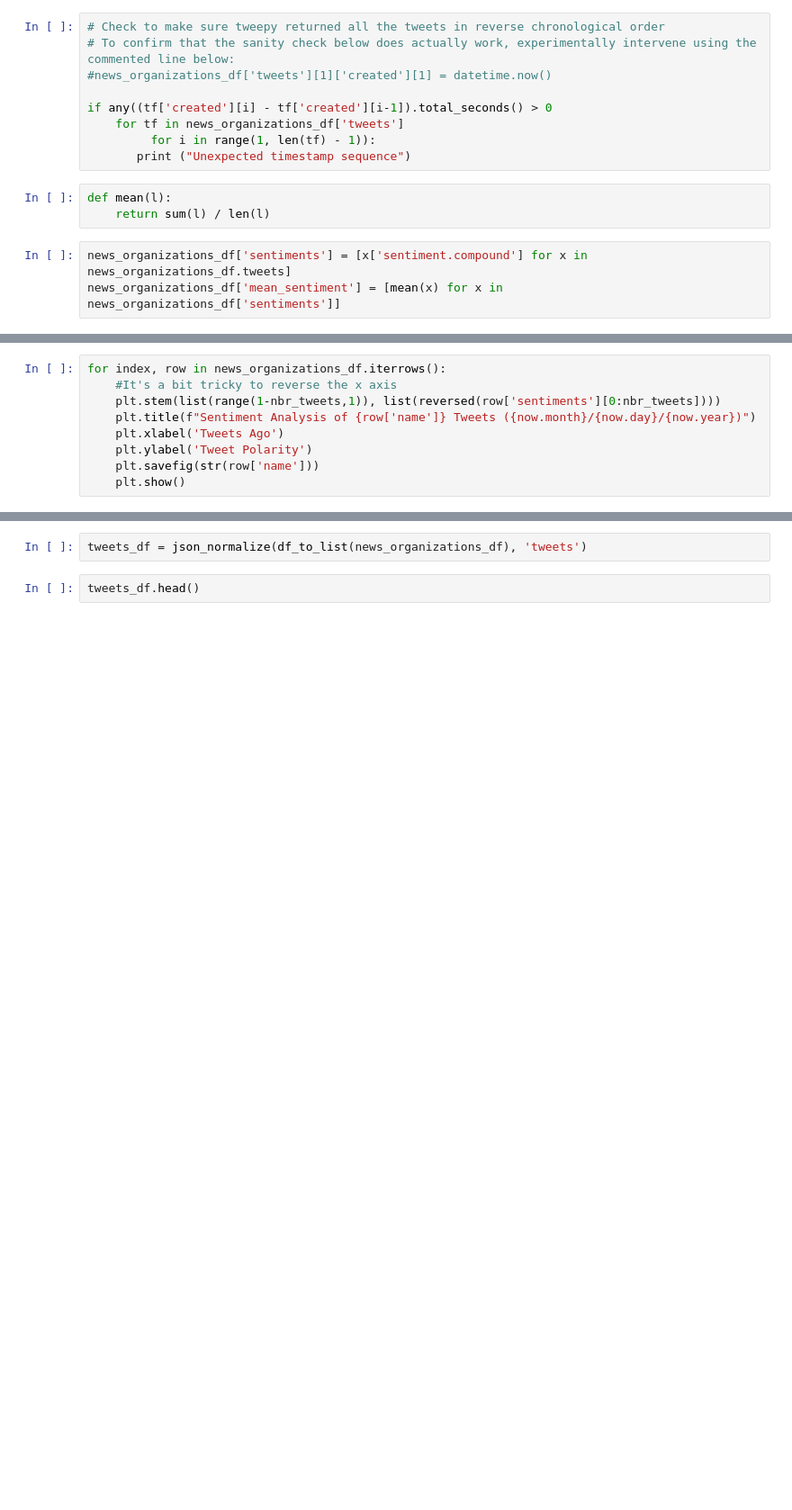
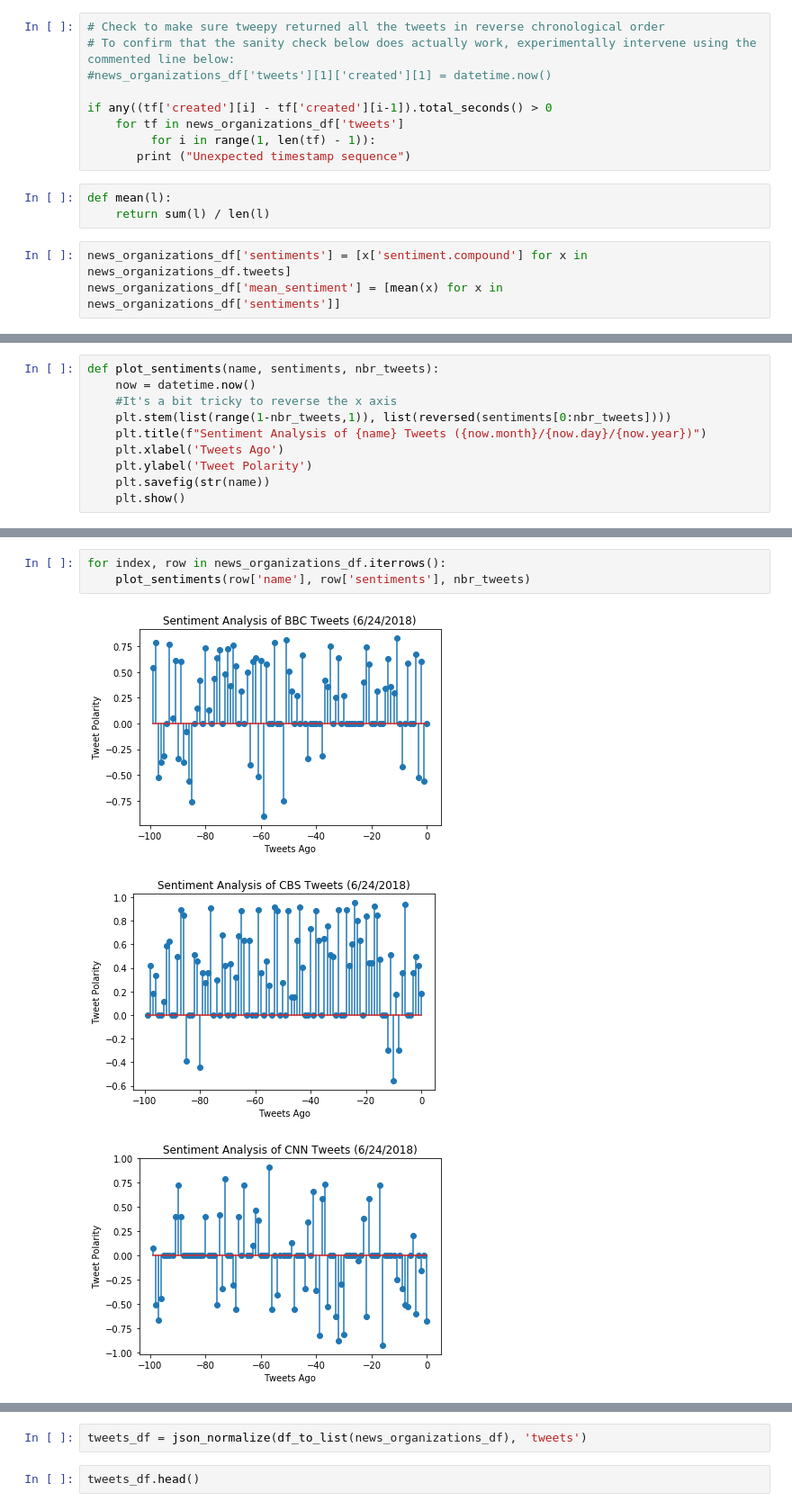
Before and after one commit to Jmosesee/Twitter-Sentiments, a Jupyter notebook: Twitter_Sentiments.ipynb, the cells around one changed output, grey strips where cells are left out. Shown at 90% size. Cells and saved outputs as stored; diff of their text form; blank space fills up the shorter version.

```diff
--- a/Twitter_Sentiments.ipynb
+++ b/Twitter_Sentiments.ipynb
@@ -90,9 +89,10 @@ now = datetime.now()
 # %%
-for index, row in news_organizations_df.iterrows():
+def plot_sentiments(name, sentiments, nbr_tweets):
+    now = datetime.now()
     #It's a bit tricky to reverse the x axis
-    plt.stem(list(range(1-nbr_tweets,1)), list(reversed(row['sentiments'][0:nbr_tweets])))
-    plt.title(f"Sentiment Analysis of {row['name']} Tweets ({now.month}/{now.day}/{now.year})")
+    plt.stem(list(range(1-nbr_tweets,1)), list(reversed(sentiments[0:nbr_tweets])))
+    plt.title(f"Sentiment Analysis of {name} Tweets ({now.month}/{now.day}/{now.year})")
     plt.xlabel('Tweets Ago')
     plt.ylabel('Tweet Polarity')
-    plt.savefig(str(row['name']))
+    plt.savefig(str(name))
     plt.show()
@@ -104,0 +99,7 @@ for index, row in news_organizations_df.iterrows():
+# %%
+for index, row in news_organizations_df.iterrows():
+    plot_sentiments(row['name'], row['sentiments'], nbr_tweets)
+# %% [output]
+[figure, added]
+[figure, added]
+[figure, added]
```
Also changed, not shown: parts of 14 cells of this notebook.
